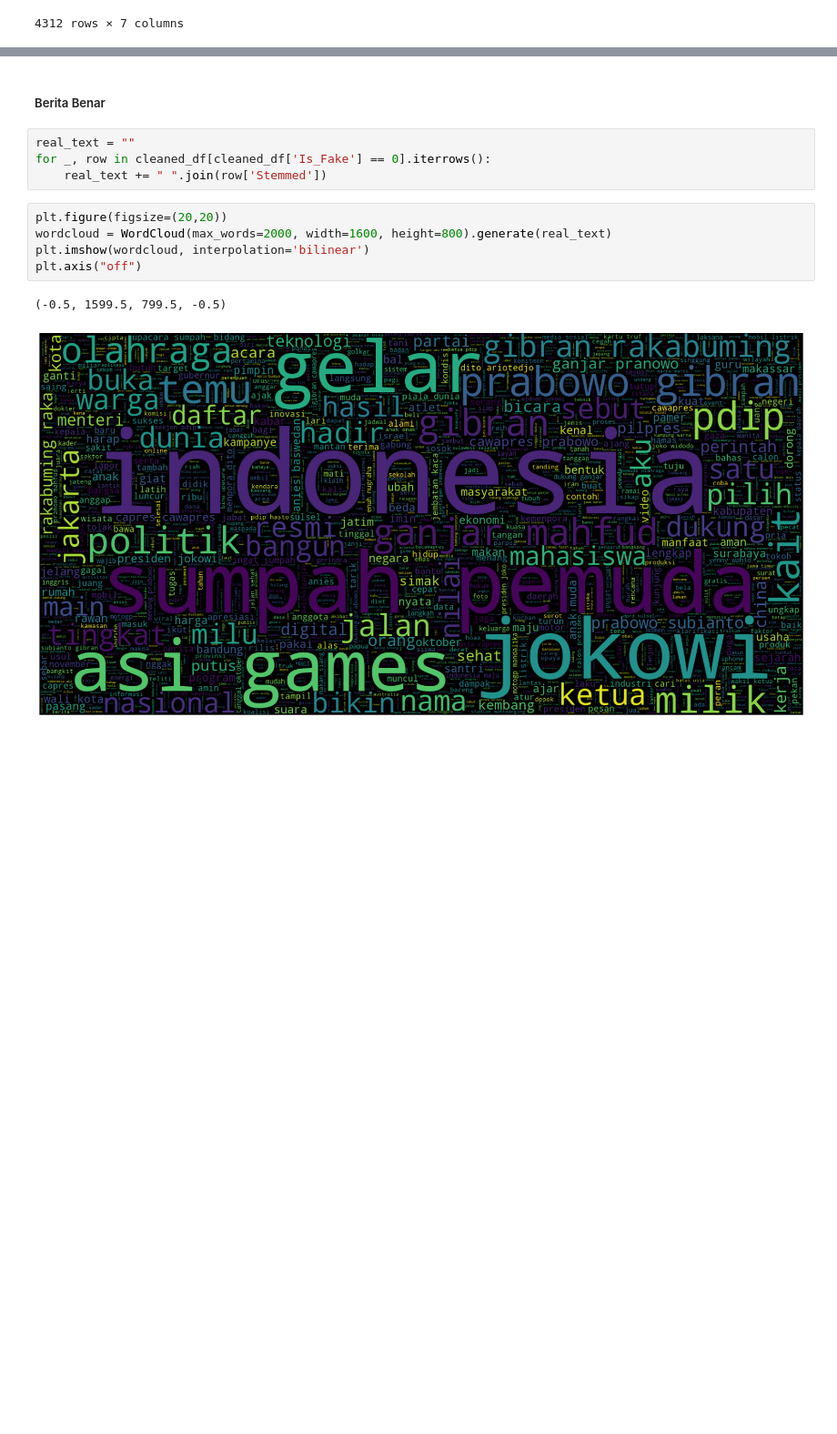
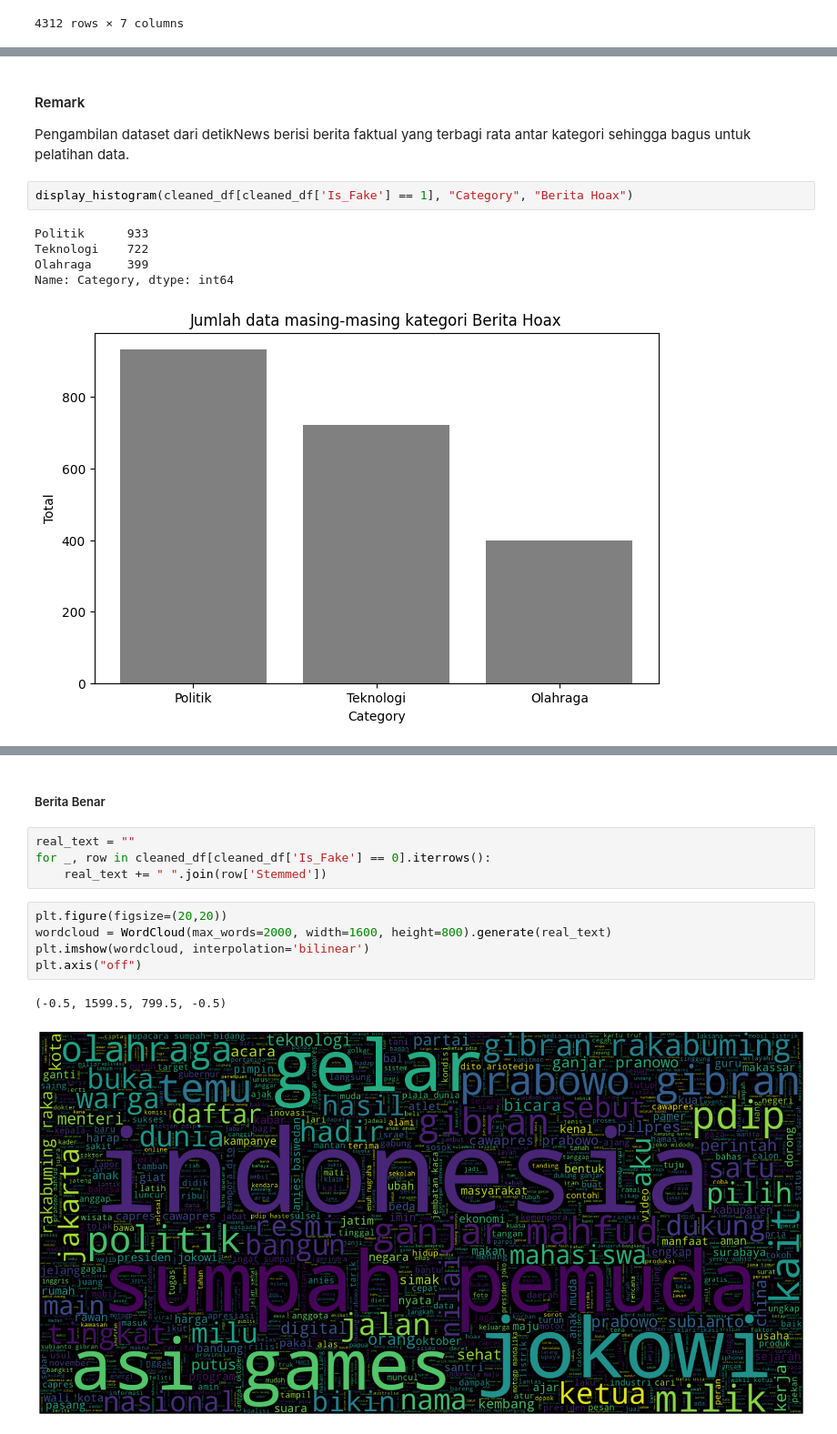
Before and after one commit to 6ill/NLP-Project-Fake-News-Indonesia, a Jupyter notebook: worksheet.ipynb, the cells around one changed output, grey strips where cells are left out. Shown at 91% size. Drawn from its saved outputs; the diff is of its cells as text; blank space fills up the shorter version.

```diff
--- a/worksheet.ipynb
+++ b/worksheet.ipynb
@@ -295,0 +268,11 @@ cleaned_df
+# %% [markdown]
+#### Remark
+Pengambilan dataset dari detikNews berisi berita faktual yang terbagi rata antar kategori sehingga bagus untuk pelatihan data.
+# %%
+display_histogram(cleaned_df[cleaned_df['Is_Fake'] == 1], "Category", "Berita Hoax")
+# %% [output]
+Politik      933
+Teknologi    722
+Olahraga     399
+Name: Category, dtype: int64
+[figure, added]
```
Also changed, not shown: parts of 11 cells of this notebook.
